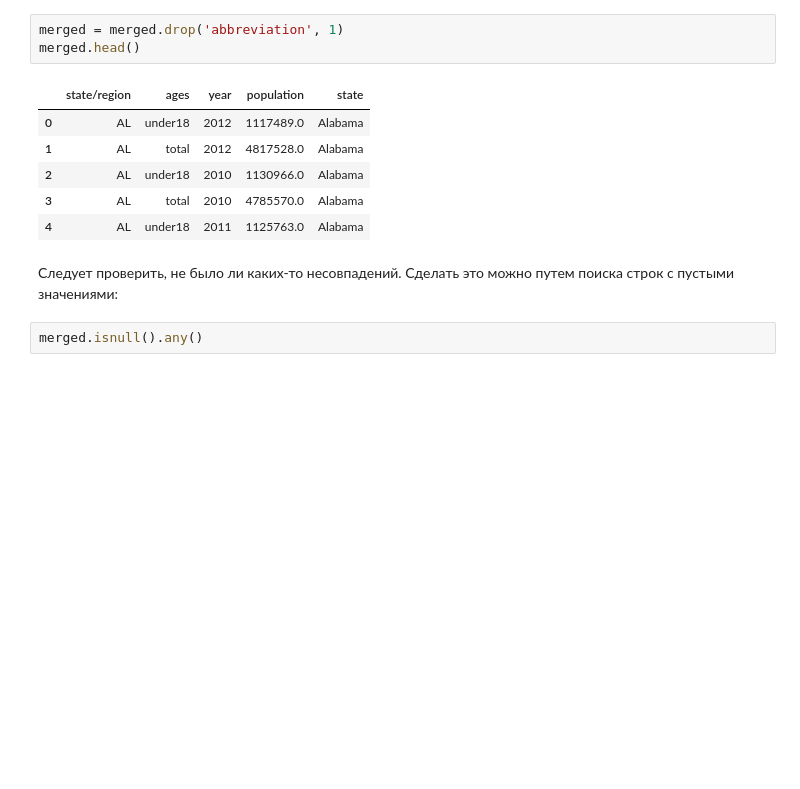
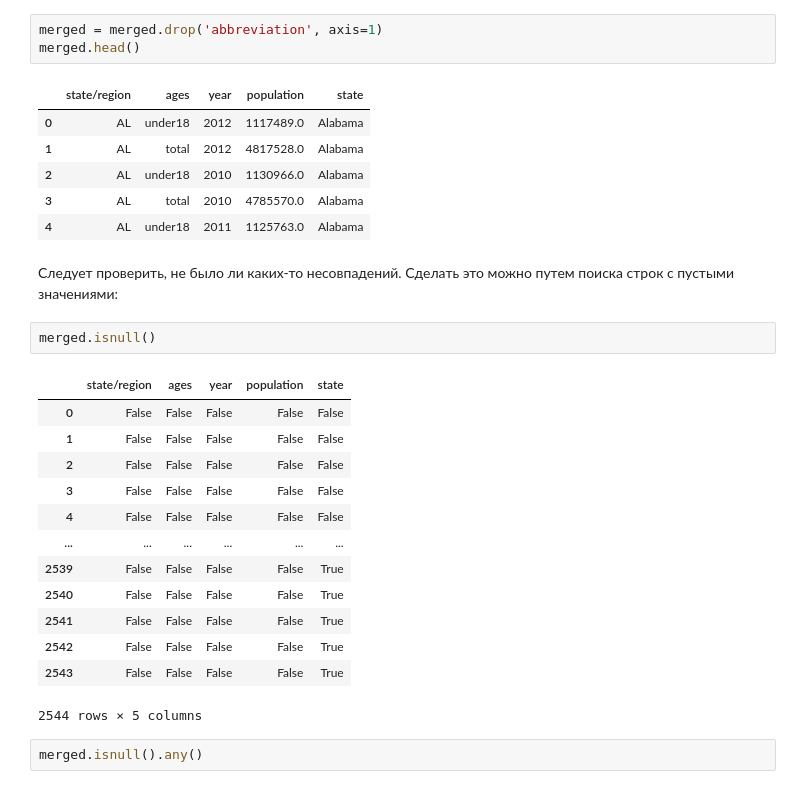
Before and after one commit to dm-fedorov/pandas_basic, a Jupyter notebook: кейсы по анализу данных/Штаты.ipynb, the cells around one changed output. Saved outputs shown, nothing was run; the diff lists cells and outputs as text; blank space fills up the shorter version.

```diff
--- a/кейсы по анализу данных/Штаты.ipynb
+++ b/кейсы по анализу данных/Штаты.ipynb
@@ -53,7 +53,7 @@ merged.head()
 # %% [markdown]
 Удаляем дублирующуюся информацию:
 # %%
-merged = merged.drop('abbreviation', 1)
+merged = merged.drop('abbreviation', axis=1)
 merged.head()
 # %% [output]
 |  | state/region | ages | year | population | state |
@@ -64,6 +64,22 @@ merged.head()
 | 4 | AL | under18 | 2011 | 1125763.0 | Alabama |
 # %% [markdown]
 Следует проверить, не было ли каких-то несовпадений. Сделать это можно путем поиска строк с пустыми значениями:
+# %%
+merged.isnull()
+# %% [output]
+|  | state/region | ages | year | population | state |
+| 0 | False | False | False | False | False |
+| 1 | False | False | False | False | False |
+| 2 | False | False | False | False | False |
+| 3 | False | False | False | False | False |
+| 4 | False | False | False | False | False |
+| ... | ... | ... | ... | ... | ... |
+| 2539 | False | False | False | False | True |
+| 2540 | False | False | False | False | True |
+| 2541 | False | False | False | False | True |
+| 2542 | False | False | False | False | True |
+| 2543 | False | False | False | False | True |
+2544 rows × 5 columns
 # %%
 merged.isnull().any()
 # %% [output]
```
Also changed, not shown: 1 other file.
